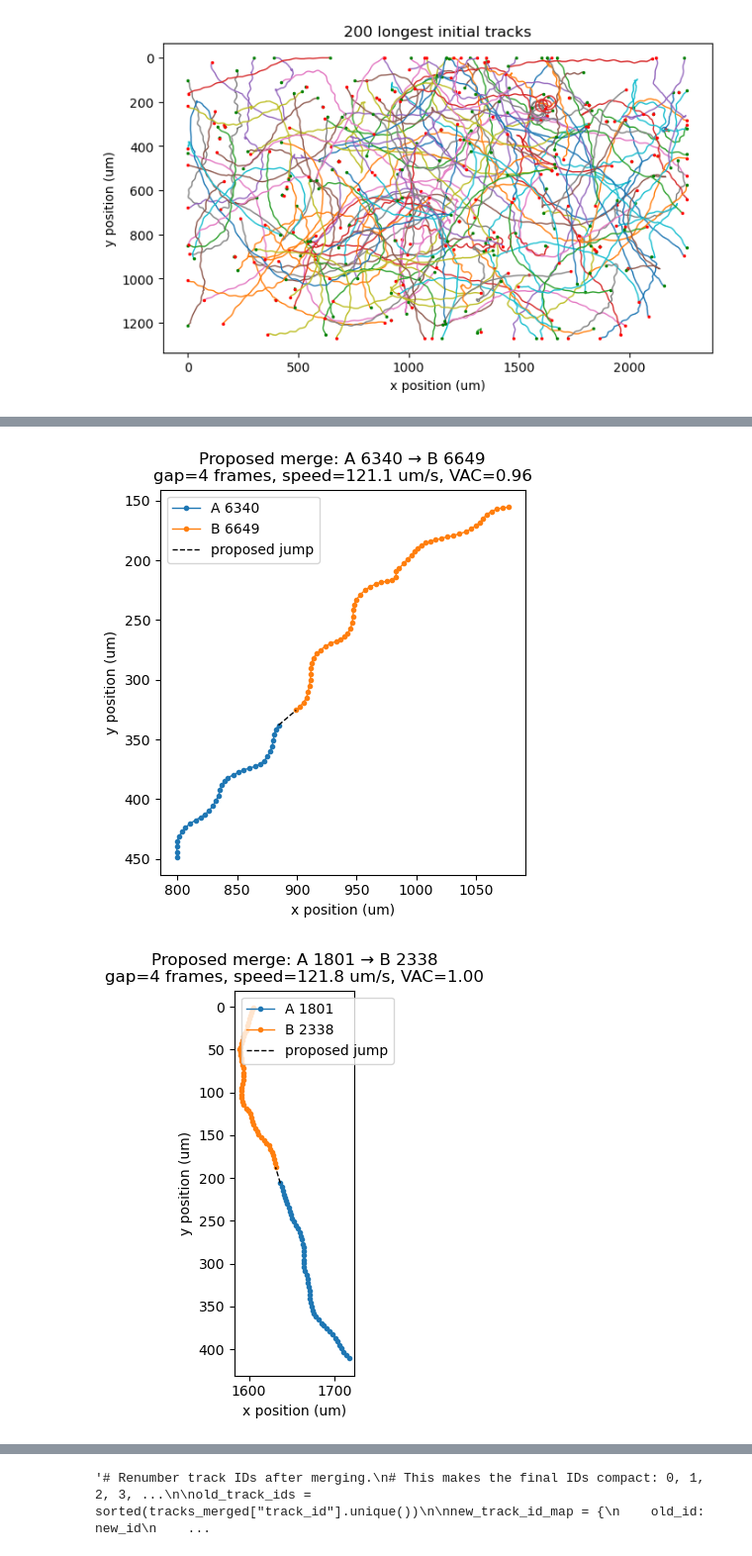
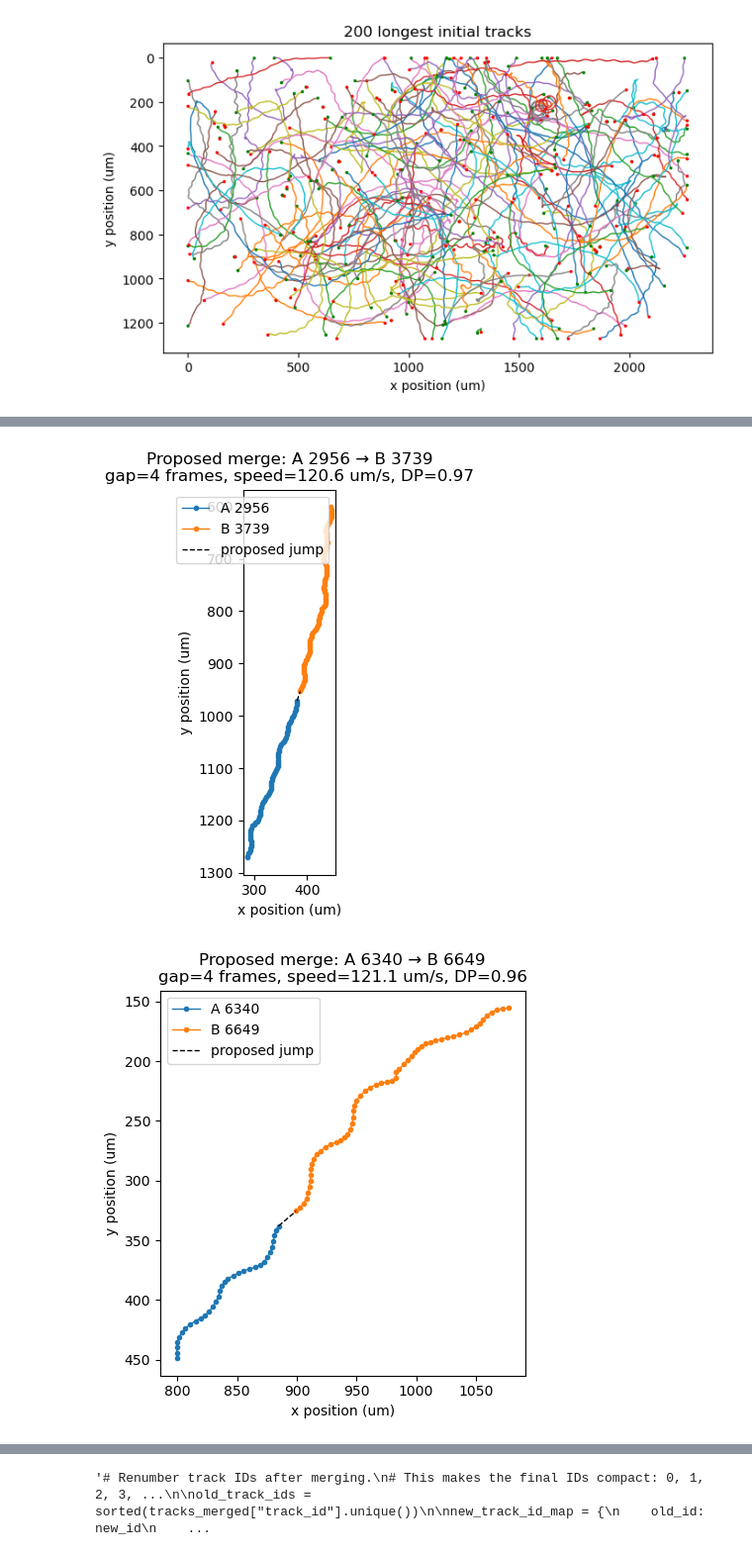
Before and after one commit to farnooshjoulaeian-dev/tracking-microswimmers, a Jupyter notebook: tracking_microswimmers_pipeline.ipynb, the cells around one changed output, grey strips where cells are left out. Shown at 99% size. Cells and saved outputs as stored; diff of their text form; code cells hidden in the pictures.

```diff
--- a/tracking_microswimmers_pipeline.ipynb
+++ b/tracking_microswimmers_pipeline.ipynb
@@ -401,9 +357,9 @@ v_cell = 100  # expected cell speed in um/s
 max_distance_um = 5.6
 
 # Weight for velocity autocorrelation.
-# Distance is still the main criterion; VAC only gives a small bonus
+# Distance is still the main criterion; DP only gives a small bonus
 # to candidates that continue in the same direction.
-vac_weight_um = 0.25
+DP_weight_um = 0.25
 
 
 # ---------------------------------------------
@@ -1176,43 +1109,43 @@ plt.show()
 # 12. Define final thresholds for selecting jump links
 # Goal: choose high-confidence broken-track joins.
 
-# Maximum gap duration allowed between two track segments.
+# Maximum jump duration allowed between two track segments.
 max_jmp_frames = 4
 
 # Maximum biologically plausible jump speed.
-max_jmp_speed_um_s = 140
+max_jmp_speed_um_s = 130
 
-# Minimum VAC required for directional consistency.
+# Minimum DP required for directional consistency.
 # 0.85 is strict: it keeps only jumps that strongly continue the previous direction.
-min_jmp_vac = 0.85
+min_jmp_DP = 0.85
 
 # Minimum length required for both track segments.
 # This avoids merging very short/noisy fragments.
 min_segment_length = 20
 # %%
 # 13. Select high-confidence jump links
-# Goal: keep only plausible and non-conflicting broken-track joins.
+
 
 # Filter candidate jumps using speed, gap size, direction, and segment length.
-strong_jmp_candidates = jmp_candidates_with_vac[
-    (jmp_candidates_with_vac["jmp_frames"] <= max_jmp_frames)
-    & (jmp_candidates_with_vac["speed_um_s"] <= max_jmp_speed_um_s)
-    & (jmp_candidates_with_vac["jmp_vac"] >= min_jmp_vac)
-    & (jmp_candidates_with_vac["length_a"] >= min_segment_length)
-    & (jmp_candidates_with_vac["length_b"] >= min_segment_length)
+strong_jmp_candidates = jmp_candidates_with_DP[
+    (jmp_candidates_with_DP["jmp_frames"] <= max_jmp_frames)
+    & (jmp_candidates_with_DP["speed_um_s"] <= max_jmp_speed_um_s)
+    & (jmp_candidates_with_DP["jmp_DP"] >= min_jmp_DP)
+    & (jmp_candidates_with_DP["length_a"] >= min_segment_length)
+    & (jmp_candidates_with_DP["length_b"] >= min_segment_length)
 ].copy()
 
 # Sort so the most conservative joins are considered first:
 # shorter gaps, lower speeds, higher directional consistency.
 strong_jmp_candidates = strong_jmp_candidates.sort_values(
-    ["jmp_frames", "speed_um_s", "jmp_vac"],
+    ["jmp_frames", "speed_um_s", "jmp_DP"],
     ascending=[True, True, False]
 )
 
 print("Strong jump candidates:", len(strong_jmp_candidates))
 
-if len(strong_jmp_candidates) > 0:
-    display(strong_jmp_candidates.head(20))
+# if len(strong_jmp_candidates) > 0:
+#     display(strong_jmp_candidates.head(20))
 
 
 # ---------------------------------------------------
@@ -1249,8 +1182,8 @@ for _, row in strong_jmp_candidates.iterrows():
 
 selected_jmp_links = pd.DataFrame(selected_jmp_links)
 
-print("Selected jump links:", len(selected_jmp_links))
+# print("Selected jump links:", len(selected_jmp_links))
 
-if len(selected_jmp_links) > 0:
-    display(selected_jmp_links.head(20))
+# if len(selected_jmp_links) > 0:
+#     display(selected_jmp_links.head(20))
 # %% [output]
@@ -1329,33 +1227,33 @@ for _, row in jump_links_to_plot.iterrows():
         track_b["y_um"],
         "-o",
         markersize=3,
         linewidth=1,
         label=f"B {int(row['track_b'])}"
     )
 
     # Draw the proposed jump from the end of A to the start of B.
     plt.plot(
         [track_a["x_um"].iloc[-1], track_b["x_um"].iloc[0]],
         [track_a["y_um"].iloc[-1], track_b["y_um"].iloc[0]],
         "k--",
         linewidth=1,
         label="proposed jump"
     )
 
     plt.xlabel("x position (um)")
     plt.ylabel("y position (um)")
     plt.title(
         f"Proposed merge: A {int(row['track_a'])} → B {int(row['track_b'])}\n"
         f"gap={int(row['jmp_frames'])} frames, "
         f"speed={row['speed_um_s']:.1f} um/s, "
-        f"VAC={row['jmp_vac']:.2f}"
+        f"DP={row['jmp_DP']:.2f}"
     )
 
     plt.gca().set_aspect("equal")
     plt.gca().invert_yaxis()
     plt.legend()
     plt.tight_layout()
     plt.show()
 # %% [output]
-[figure, old version]
+[figure, new version]
-[figure, old version]
+[figure, new version]
```
Also changed, not shown: parts of 30 cells of this notebook.
